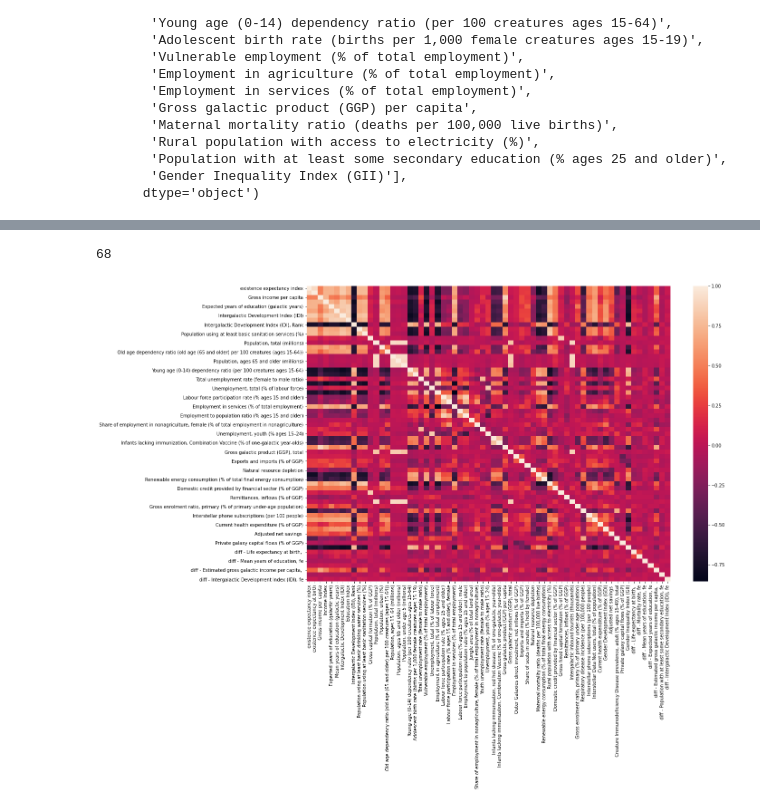
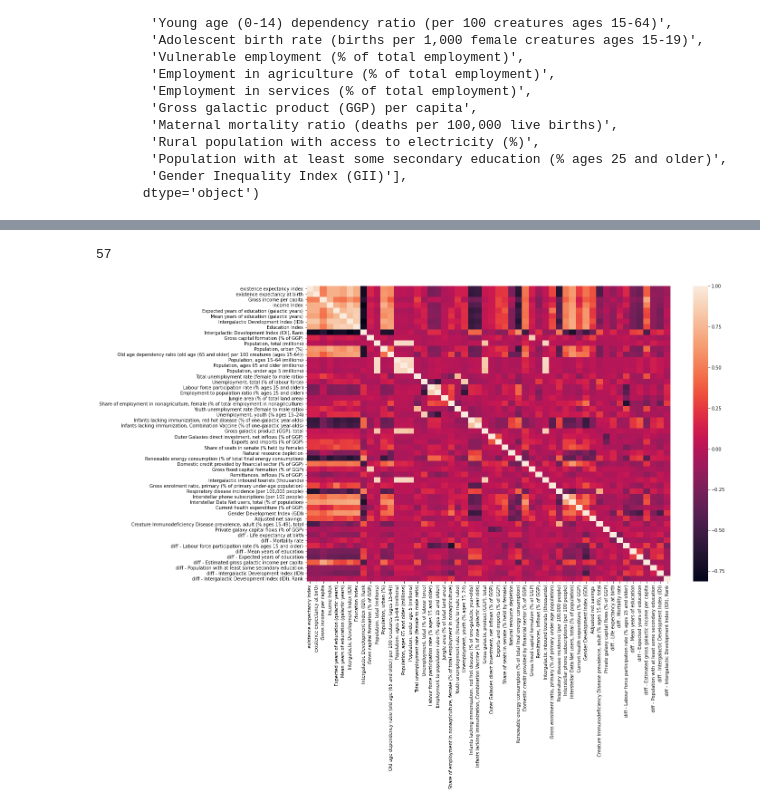
Before and after one commit to AzizMosbah/HappinessForecast, a Jupyter notebook: Draft.ipynb, the cells around one changed output, grey strips where cells are left out. Cells and saved outputs as stored; diff of their text form; code cells hidden in the pictures.

```diff
--- a/Draft.ipynb
+++ b/Draft.ipynb
@@ -157,4 +167,10 @@ sex_list = [
 # %%
+
+'''
+Pipeline 1
+'''
+df_1 = df_1.rename(columns = {'Intergalactic Development Index (IDI), female, Rank':'Intergalactic Development Index (IDI), Rank, female',
+                     'Intergalactic Development Index (IDI), male, Rank':'Intergalactic Development Index (IDI), Rank, male'})
 for i in range(0, len(sex_list), 2):
-    label = sex_list[i].split('male')[0]
-    df['diff - {0}'.format(label)] = abs(df.loc[:,sex_list[i]] - df.loc[:,sex_list[i+1]])
+    label = sex_list[i].split(', male')[0]
+    df_1['diff - {0}'.format(label)] = df_1.loc[:,sex_list[i]] - df_1.loc[:,sex_list[i+1]]
@@ -187,10 +213,10 @@ Index(['galactic year', 'galaxy', 'y', 'existence expectancy index',
        'Gender Inequality Index (GII)'],
       dtype='object')
 # %%
-df = df.drop(columns = sex_list)
+df_1 = df_1.drop(columns = sex_list)
 # %%
-corr = df.loc[:, (df.columns != 'galactic year') & (df.columns != 'galaxy') & (df.columns != 'y')].corr()
-to_remove = abs(corr.iloc[:,:9]) > .8
+corr = df_1.loc[:, (df_1.columns != 'galactic year') & (df_1.columns != 'galaxy') & (df_1.columns != 'y')].corr()
+to_remove = abs(corr.iloc[:,:9]) > .7
 to_remove = to_remove.iloc[9:]
 to_remove['to keep'] = [sum(to_remove.iloc[i]) < 2  for i in range(len(to_remove))]
 # %%
@@ -212,4 +238,4 @@ Index(['Population using at least basic drinking-water services (%)',
        'Gender Inequality Index (GII)'],
       dtype='object')
 # %%
-df = df.drop(columns = to_remove[~to_remove['to keep']].index)
+df_1 = df_1.drop(columns = to_remove[~to_remove['to keep']].index)
@@ -226,11 +250,11 @@ plt.show()
 # %%
-len(df.columns)
+len(df_1.columns)
 # %% [output]
-68
+57
 # %%
-corr = df.loc[:, (df.columns != 'galactic year') & (df.columns != 'galaxy') & (df.columns != 'y')].corr()
+corr = df_1.loc[:, (df_1.columns != 'galactic year') & (df_1.columns != 'galaxy') & (df_1.columns != 'y')].corr()
 plt.figure(figsize=(18,12))
 sns.heatmap(corr)
 plt.show()
 # %% [output]
-[figure, old version]
+[figure, new version]
```
Also changed, not shown: parts of 29 cells of this notebook.
